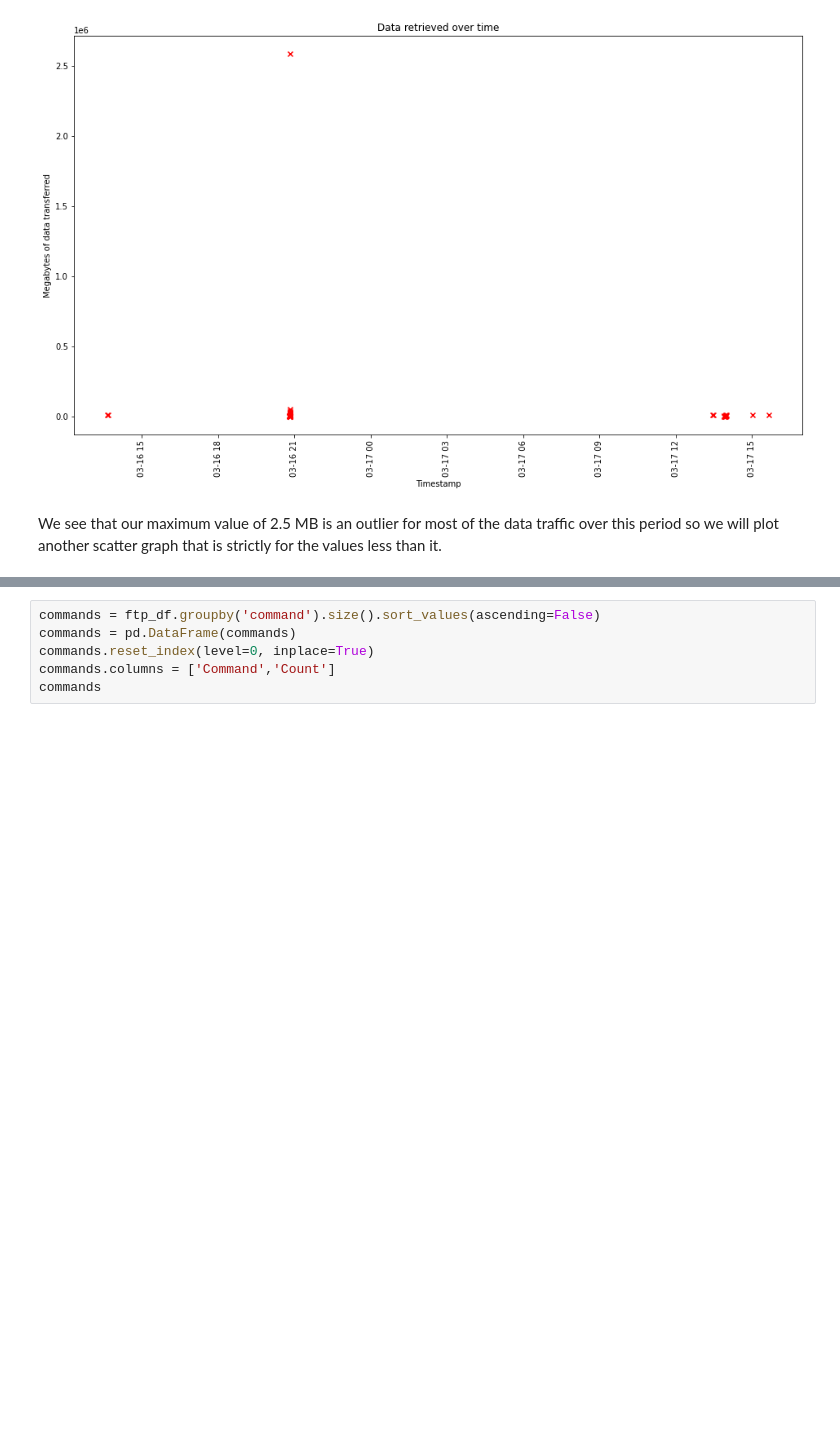
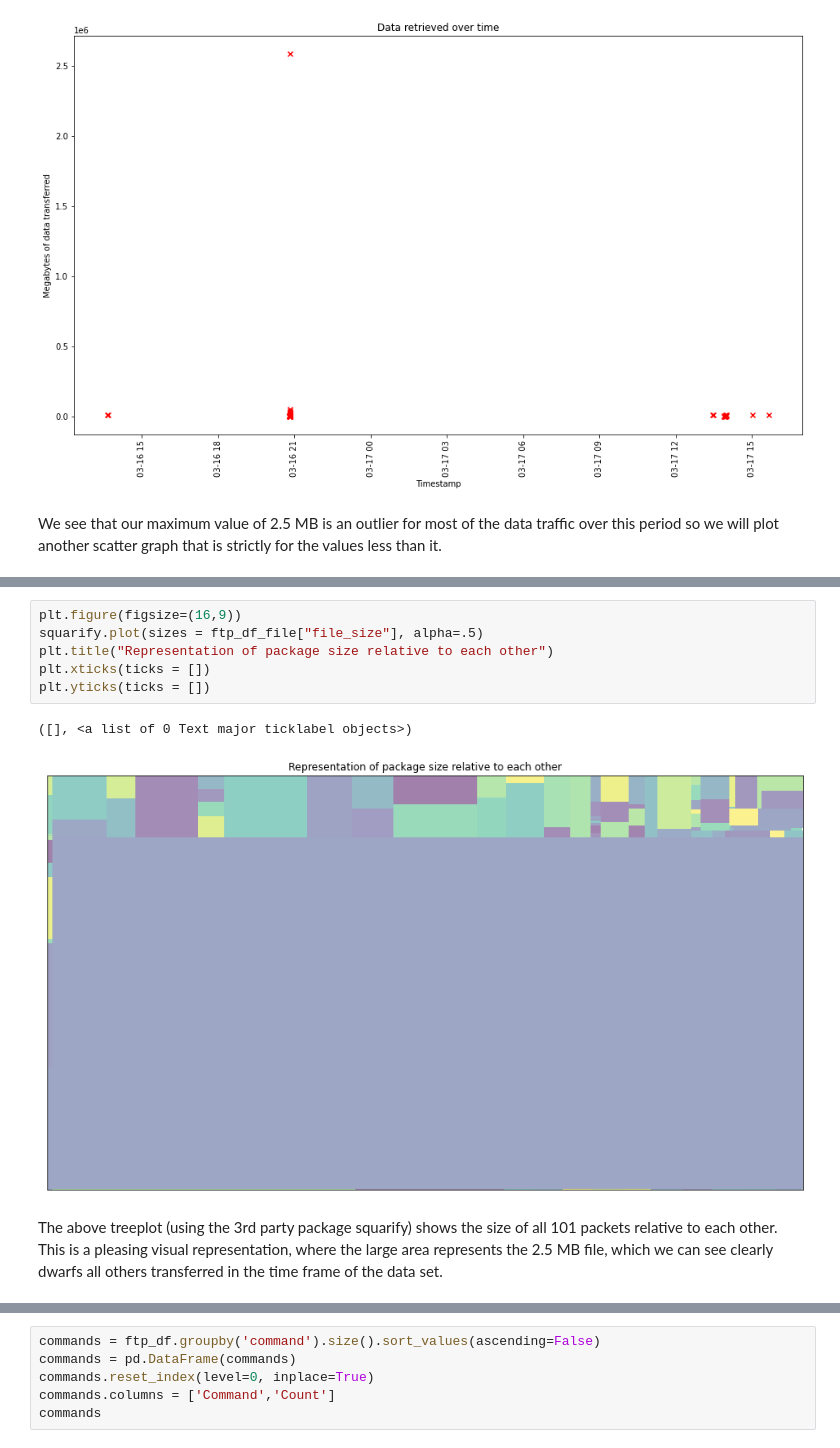
Before and after one commit to gabejg/Data-Science-Toolbox-Assessment-0, a Jupyter notebook: Gabriel Grant/PyAnalysis.ipynb, the cells around one changed output, grey strips where cells are left out. Drawn from its saved outputs; the diff is of its cells as text; blank space fills up the shorter version.

Commit message:
updated my Analysis
also added to pyreqs.txt to add squarify

```diff
--- a/Gabriel Grant/PyAnalysis.ipynb
+++ b/Gabriel Grant/PyAnalysis.ipynb
@@ -229 +234,12 @@ We can see here that despite having 101 seperate transfers as we detailed earlie
 If we look at our previous plot, we can see that the large download of 2.5 MB was in the second period, just before 21:00.
+# %%
+plt.figure(figsize=(16,9))
+squarify.plot(sizes = ftp_df_file["file_size"], alpha=.5)
+plt.title("Representation of package size relative to each other")
+plt.xticks(ticks = [])
+plt.yticks(ticks = [])
+# %% [output]
+([], <a list of 0 Text major ticklabel objects>)
+[figure, added]
+# %% [markdown]
+The above treeplot (using the 3rd party package squarify) shows the size of all 101 packets relative to each other. This is a pleasing visual representation, where the large area represents the 2.5 MB file, which we can see clearly dwarfs all others transferred in the time frame of the data set.
```
Also changed, not shown: parts of 4 cells of this notebook, 1 other file.
